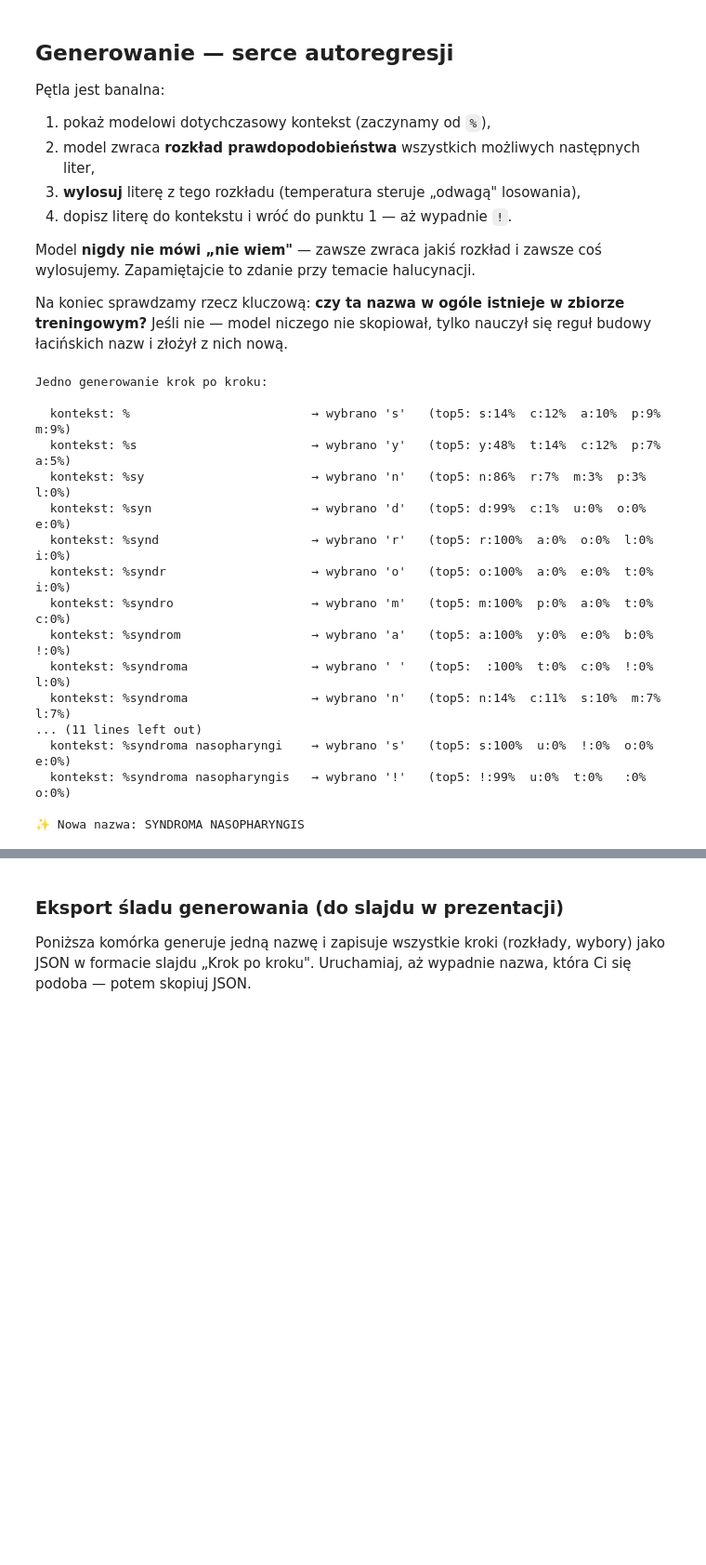
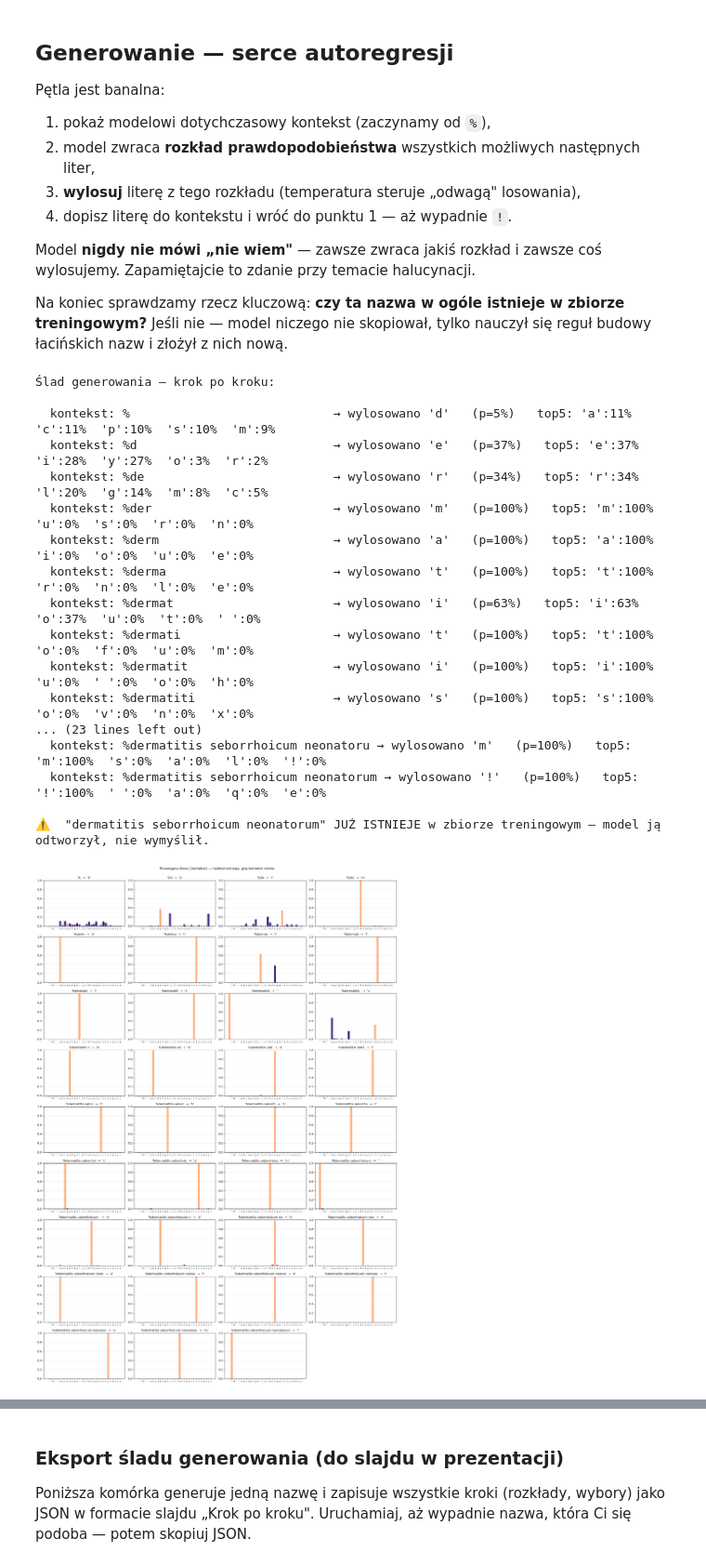
Before and after one commit to NXTRSS/sympozjum-pediatria, a Jupyter notebook: notebook/model_jezyka_choroby.ipynb, the cells around one changed output, grey strips where cells are left out. Shown at 93% size. Saved outputs shown, nothing was run; the diff lists cells and outputs as text; code cells hidden in the pictures; blank space fills up the shorter version.

Commit message:
Strojenie: 128 jedn. + dropout 0.3 + 30 epok + T=0.5 (98% nazw nowych vs 10% przy 80 epokach); walidacja w notebooku

```diff
--- a/notebook/model_jezyka_choroby.ipynb
+++ b/notebook/model_jezyka_choroby.ipynb
@@ -21,7 +21,10 @@ DANE = {
     "dinozaury": "https://raw.githubusercontent.com/junosuarez/dinosaurs/master/dinosaurs.csv",
 }
 
-LICZBA_EPOK = 120   # ile razy model zobaczy cały zbiór podczas nauki
+# Nastawy dobrane eksperymentalnie (patrz eksperymenty/ w repo):
+# 30 epok + dropout = model wymyśla ~98% nazw nowych, zamiast odtwarzać zbiór.
+LICZBA_EPOK = 30
+TEMPERATURA = 0.5   # niższa = ostrożniejsze losowanie = nazwy bardziej „łacińskie"
 # %%
 # ── DANE ──────────────────────────────────────────────────────
 import os
@@ -104,12 +110,14 @@ import tensorflow as tf
 from tensorflow import keras
 
 model = keras.Sequential([
-    keras.layers.Embedding(WIELKOSC_SLOWNIKA, 128, mask_zero=True),
-    keras.layers.GRU(256, return_sequences=True),
+    keras.layers.Embedding(WIELKOSC_SLOWNIKA, 64, mask_zero=True),
+    keras.layers.GRU(128, return_sequences=True, dropout=0.3),   # dropout = mniej zapamiętywania
     keras.layers.Dense(WIELKOSC_SLOWNIKA, activation="softmax"),
 ])
 model.compile(loss="sparse_categorical_crossentropy", optimizer="adam")
 
-historia = model.fit(X, Y, epochs=LICZBA_EPOK, verbose=2)
+# 10% nazw odkładamy na bok — model ich nie widzi w treningu.
+# Dzięki temu widać, czy naprawdę się UCZY, czy tylko ZAPAMIĘTUJE.
+historia = model.fit(X, Y, epochs=LICZBA_EPOK, validation_split=0.1, verbose=2)
 # %% [output]
 Epoch 1/120
@@ -164,7 +165,7 @@ Na koniec sprawdzamy rzecz kluczową: **czy ta nazwa w ogóle istnieje w zbiorze
 # ── GENEROWANIE ───────────────────────────────────────────────
 ZNANE = set(nazwy)   # zbiór treningowy — do sprawdzania, czy nazwa jest NAPRAWDĘ nowa
 
-def generuj(temperatura=1.0, maks_znakow=40):
+def generuj(temperatura=TEMPERATURA, maks_znakow=40):
     """Zwraca (nazwa, kroki). Każdy krok = pełny rozkład P(następna litera | kontekst)."""
     kontekst, kroki = "%", []
     for _ in range(maks_znakow):
@@ -201,48 +202,49 @@ def pokaz_kroki(kroki):
 def histogramy(kroki, kolumny=4):
     """Rozkład prawdopodobieństwa w każdym kroku. Pomarańczowy słupek = litera wylosowana."""
     litery = [id2znak[i] for i in range(1, WIELKOSC_SLOWNIKA)]
     wiersze = int(np.ceil(len(kroki) / kolumny))
     fig, axes = plt.subplots(wiersze, kolumny, figsize=(4.6 * kolumny, 2.9 * wiersze),
                              squeeze=False)
     for ax, krok in zip(axes.ravel(), kroki):
         p, w = krok["rozklad"][1:], krok["wybor"]
         kolory = ["#3A1C7D"] * len(p)
         kolory[w - 1] = "#FFAF7B"                     # wylosowana litera
         ax.bar(litery, p, color=kolory)
         ax.set_ylim(0, 1)
         ax.set_title(f"{krok['kontekst']}  →  {id2znak[w]!r}", fontsize=11)
         ax.tick_params(axis="x", labelsize=7)
         ax.grid(axis="y", alpha=0.25)
     for ax in axes.ravel()[len(kroki):]:
         ax.axis("off")
     fig.suptitle("P(następna litera | kontekst) — rozkład ostrzeje, gdy kontekst rośnie", y=1.0)
     fig.tight_layout()
     plt.show()
 
 
 nazwa, kroki = generuj()
 print("Ślad generowania — krok po kroku:\n")
 pokaz_kroki(kroki)
 print("\n" + werdykt(nazwa))
 histogramy(kroki)
 # %% [output]
-Jedno generowanie krok po kroku:
+Ślad generowania — krok po kroku:
 
-  kontekst: %                         → wybrano 's'   (top5: s:14%  c:12%  a:10%  p:9%  m:9%)
-  kontekst: %s                        → wybrano 'y'   (top5: y:48%  t:14%  c:12%  p:7%  a:5%)
-  kontekst: %sy                       → wybrano 'n'   (top5: n:86%  r:7%  m:3%  p:3%  l:0%)
-  kontekst: %syn                      → wybrano 'd'   (top5: d:99%  c:1%  u:0%  o:0%  e:0%)
-  kontekst: %synd                     → wybrano 'r'   (top5: r:100%  a:0%  o:0%  l:0%  i:0%)
-  kontekst: %syndr                    → wybrano 'o'   (top5: o:100%  a:0%  e:0%  t:0%  i:0%)
-  kontekst: %syndro                   → wybrano 'm'   (top5: m:100%  p:0%  a:0%  t:0%  c:0%)
-  kontekst: %syndrom                  → wybrano 'a'   (top5: a:100%  y:0%  e:0%  b:0%  !:0%)
-  kontekst: %syndroma                 → wybrano ' '   (top5:  :100%  t:0%  c:0%  !:0%  l:0%)
-  kontekst: %syndroma                 → wybrano 'n'   (top5: n:14%  c:11%  s:10%  m:7%  l:7%)
-... (11 lines left out)
-  kontekst: %syndroma nasopharyngi    → wybrano 's'   (top5: s:100%  u:0%  !:0%  o:0%  e:0%)
-  kontekst: %syndroma nasopharyngis   → wybrano '!'   (top5: !:99%  u:0%  t:0%   :0%  o:0%)
+  kontekst: %                            → wylosowano 'd'   (p=5%)   top5: 'a':11%  'c':11%  'p':10%  's':10%  'm':9%
+  kontekst: %d                           → wylosowano 'e'   (p=37%)   top5: 'e':37%  'i':28%  'y':27%  'o':3%  'r':2%
+  kontekst: %de                          → wylosowano 'r'   (p=34%)   top5: 'r':34%  'l':20%  'g':14%  'm':8%  'c':5%
+  kontekst: %der                         → wylosowano 'm'   (p=100%)   top5: 'm':100%  'u':0%  's':0%  'r':0%  'n':0%
+  kontekst: %derm                        → wylosowano 'a'   (p=100%)   top5: 'a':100%  'i':0%  'o':0%  'u':0%  'e':0%
+  kontekst: %derma                       → wylosowano 't'   (p=100%)   top5: 't':100%  'r':0%  'n':0%  'l':0%  'e':0%
+  kontekst: %dermat                      → wylosowano 'i'   (p=63%)   top5: 'i':63%  'o':37%  'u':0%  't':0%  ' ':0%
+  kontekst: %dermati                     → wylosowano 't'   (p=100%)   top5: 't':100%  'o':0%  'f':0%  'u':0%  'm':0%
+  kontekst: %dermatit                    → wylosowano 'i'   (p=100%)   top5: 'i':100%  'u':0%  ' ':0%  'o':0%  'h':0%
+  kontekst: %dermatiti                   → wylosowano 's'   (p=100%)   top5: 's':100%  'o':0%  'v':0%  'n':0%  'x':0%
+... (23 lines left out)
+  kontekst: %dermatitis seborrhoicum neonatoru → wylosowano 'm'   (p=100%)   top5: 'm':100%  's':0%  'a':0%  'l':0%  '!':0%
+  kontekst: %dermatitis seborrhoicum neonatorum → wylosowano '!'   (p=100%)   top5: '!':100%  ' ':0%  'a':0%  'q':0%  'e':0%
 
-✨ Nowa nazwa: SYNDROMA NASOPHARYNGIS
+⚠️  "dermatitis seborrhoicum neonatorum" JUŻ ISTNIEJE w zbiorze treningowym — model ją odtworzył, nie wymyślił.
+[figure, added]
 # %%
 # ── 10 NOWYCH NAZW ────────────────────────────────────────────
 nowe = 0
```
Also changed, not shown: parts of 6 cells of this notebook, 11 other files.
